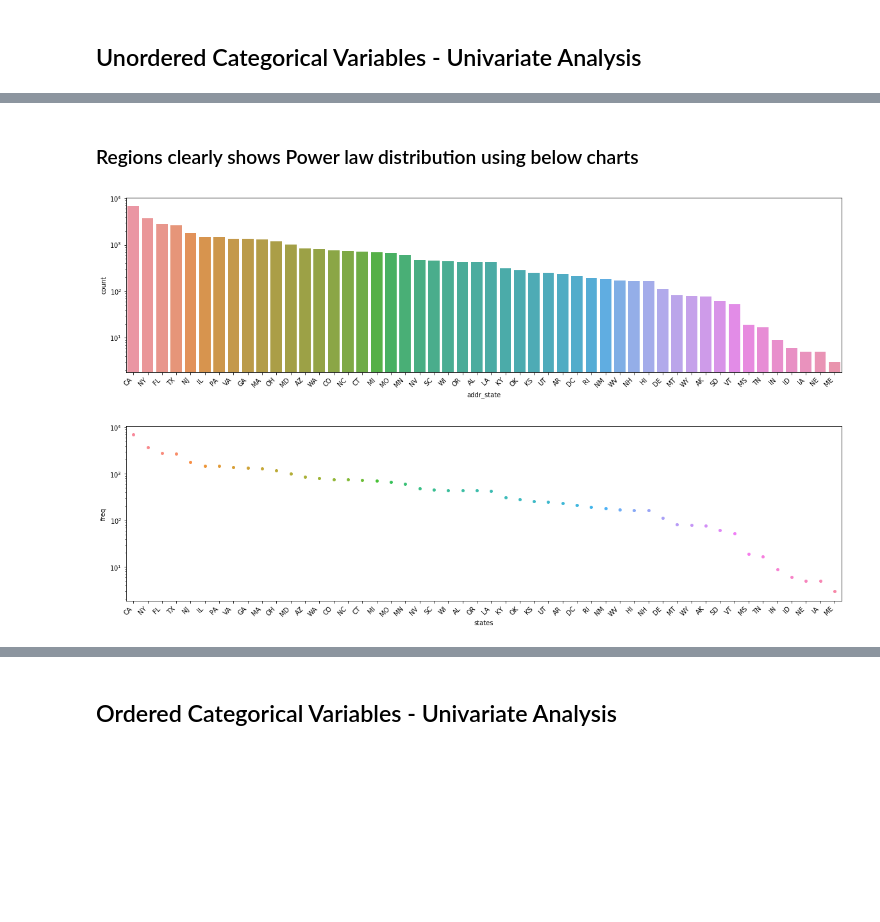
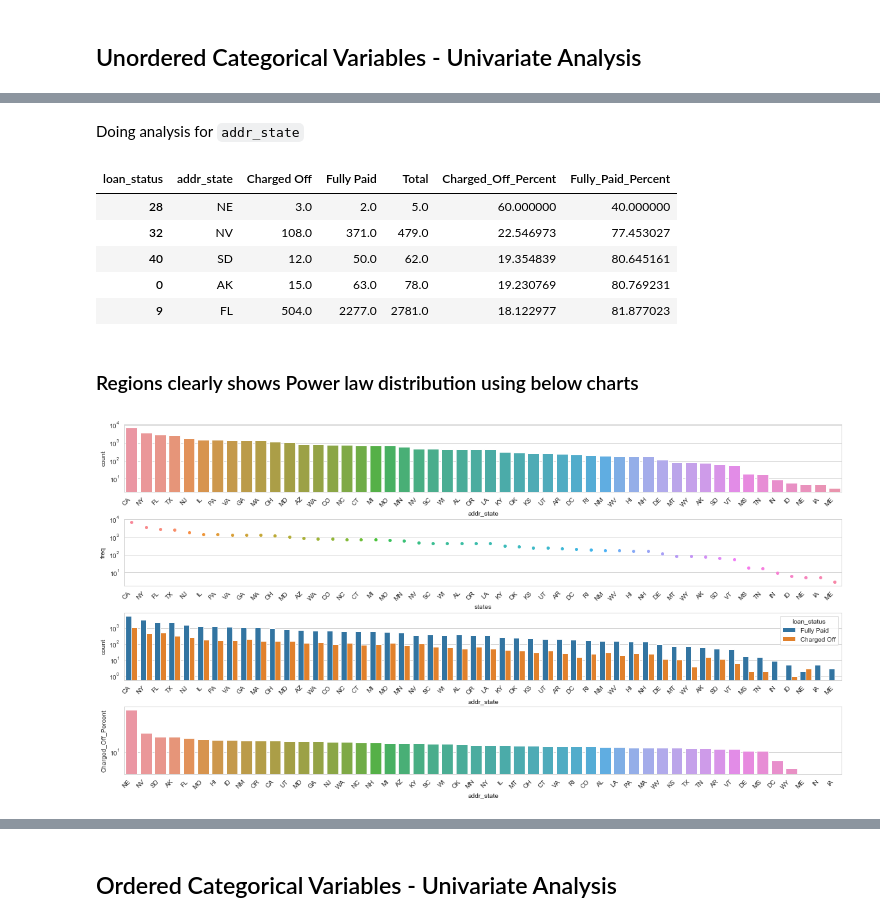
Before and after one commit to arpitjoshi/case-study-2, a Jupyter notebook: notebook.ipynb, the cells around one changed output, grey strips where cells are left out. Saved outputs shown, nothing was run; the diff lists cells and outputs as text; code cells hidden in the pictures; blank space fills up the shorter version.

```diff
--- a/notebook.ipynb
+++ b/notebook.ipynb
@@ -284,0 +453,17 @@ plt.show()
+# %% [markdown]
+Doing analysis for `addr_state`
+# %%
+addr_state_status = dataset.groupby('loan_status')['addr_state'].value_counts(ascending=False).unstack(level=0).reset_index()
+addr_state_status.fillna(0, inplace=True)
+addr_state_status['Total'] = addr_state_status['Charged Off'] + addr_state_status['Fully Paid']
+addr_state_status['Charged_Off_Percent'] = addr_state_status['Charged Off'] * 100 /addr_state_status['Total']
+addr_state_status['Fully_Paid_Percent'] = addr_state_status['Fully Paid'] * 100 /addr_state_status['Total']
+addr_state_status.sort_values(by='Charged_Off_Percent', ascending=False, inplace=True)
+addr_state_status.head()
+# %% [output]
+| loan_status | addr_state | Charged Off | Fully Paid | Total | Charged_Off_Percent | Fully_Paid_Percent |
+| 28 | NE | 3.0 | 2.0 | 5.0 | 60.000000 | 40.000000 |
+| 32 | NV | 108.0 | 371.0 | 479.0 | 22.546973 | 77.453027 |
+| 40 | SD | 12.0 | 50.0 | 62.0 | 19.354839 | 80.645161 |
+| 0 | AK | 15.0 | 63.0 | 78.0 | 19.230769 | 80.769231 |
+| 9 | FL | 504.0 | 2277.0 | 2781.0 | 18.122977 | 81.877023 |
@@ -285,10 +473,2 @@ plt.show()
 # %% [markdown]
 ### Regions clearly shows Power law distribution using below charts
-# %%
-fig = plt.figure(figsize=(20, 5), )
-plt.yscale("log")
-ax=sns.countplot(x="addr_state", data=dataset, linewidth=1, order=dataset['addr_state'].value_counts().index)
-ax.set_xticklabels(ax.get_xticklabels(), rotation=45, ha="right")
-plt.show()
-# %% [output]
-[figure, removed]
@@ -298,8 +475,29 @@ state_freq['states']=state_freq.index
-# %%
-fig = plt.figure(figsize=(20, 5), )
-plt.yscale("log")
-ax=sns.swarmplot(x='states', y='freq', data=state_freq)
-ax.set_xticklabels(ax.get_xticklabels(), rotation=45, ha="right")
-plt.show()
-# %% [output]
-[figure, removed]
+# %%
+fig = plt.figure(figsize=(20, 10), )
+
+plt.subplot(4, 1, 1)
+plt.yscale("log")
+ax=sns.countplot(x="addr_state", data=dataset, linewidth=1, order=dataset['addr_state'].value_counts().index)
+ax.set_xticklabels(ax.get_xticklabels(), rotation=45, ha="right")
+
+
+plt.subplot(4, 1, 2)
+plt.yscale("log")
+ax=sns.swarmplot(x='states', y='freq', data=state_freq)
+ax.set_xticklabels(ax.get_xticklabels(), rotation=45, ha="right")
+
+plt.subplot(4, 1, 3)
+plt.yscale("log")
+ax=sns.countplot(x="addr_state", hue="loan_status", data=dataset, linewidth=1, order=dataset['addr_state'].value_counts().index)
+ax.set_xticklabels(ax.get_xticklabels(), rotation=45, ha="right")
+
+plt.subplot(4, 1, 4)
+plt.yscale("log")
+ax=sns.barplot(x="addr_state", y="Charged_Off_Percent", data=addr_state_status)
+ax.set_xticklabels(ax.get_xticklabels(), rotation=45, ha="right")
+
+
+plt.subplots_adjust(hspace = 0.4)
+plt.show()
+# %% [output]
+[figure, added]
```
Also changed, not shown: parts of 42 cells of this notebook.
